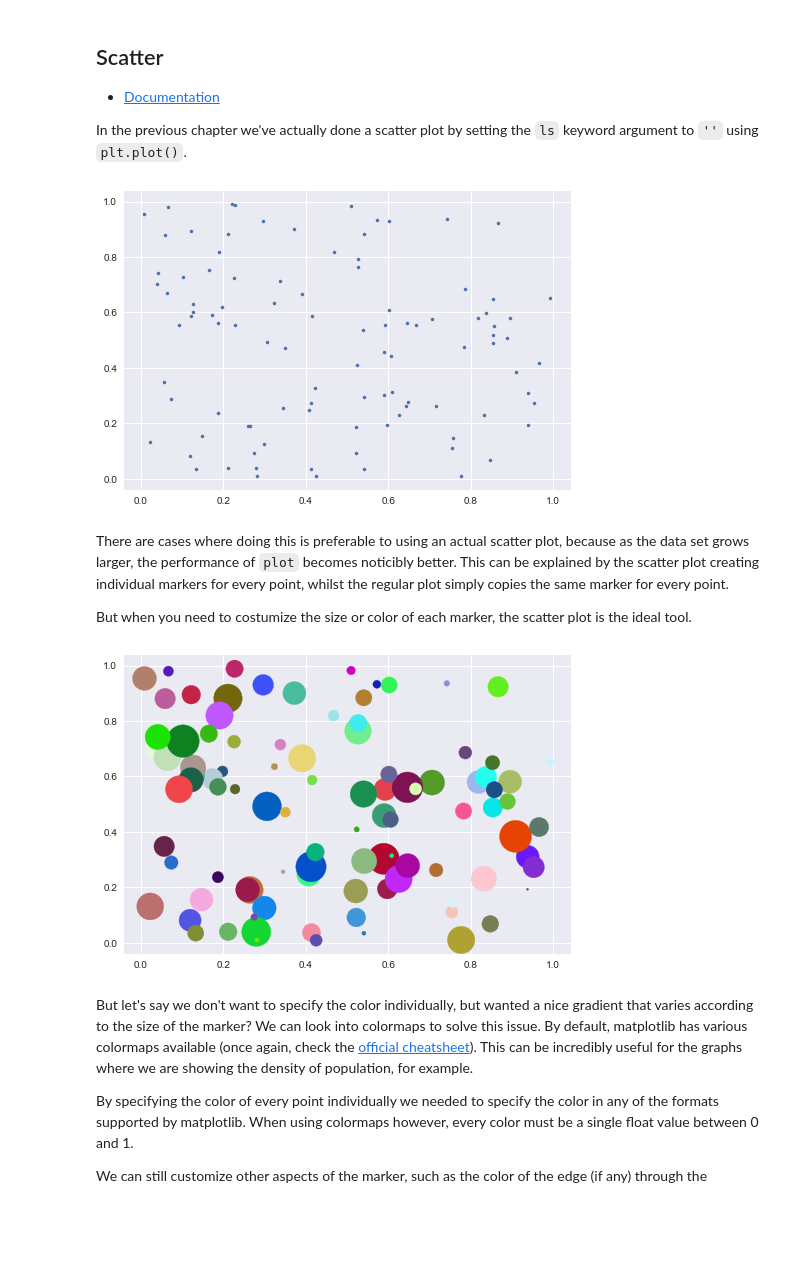
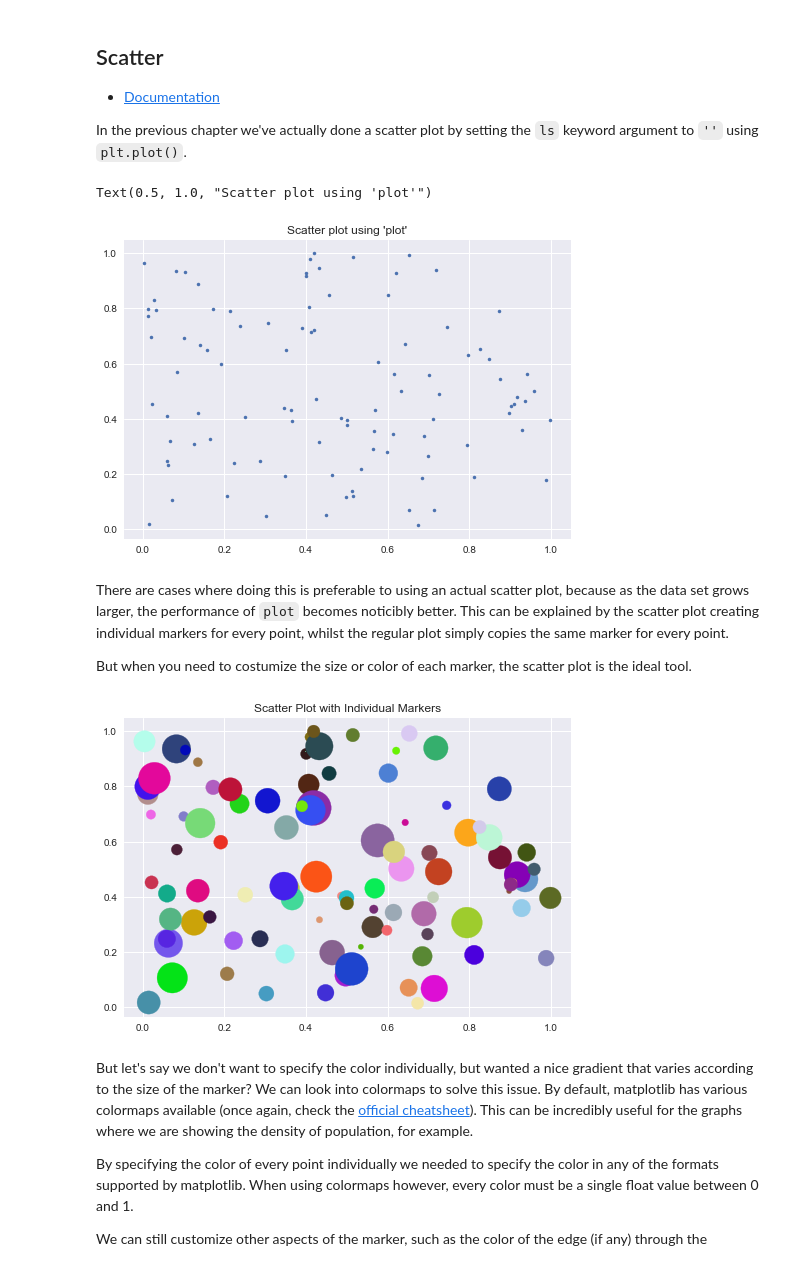
Before and after one commit to tiagodusilva/workshop-python-data-science-tools, a Jupyter notebook: Other Plots.ipynb, the cells around one changed output. Cells and saved outputs as stored; diff of their text form; code cells hidden in the pictures; blank space fills up the shorter version.

```diff
--- a/Other Plots.ipynb
+++ b/Other Plots.ipynb
@@ -20,11 +20,13 @@ In the previous chapter we've actually done a scatter plot by setting the `ls` k
 # %%
 points = 100
 x = np.random.random(points)
 y = np.random.random(points)
 
-plt.plot(x, y, ls='', marker=".");
+plt.plot(x, y, ls='', marker=".")
+plt.title("Scatter plot using 'plot'")
 # %% [output]
+Text(0.5, 1.0, "Scatter plot using 'plot'")
-[figure, old version]
+[figure, new version]
 # %% [markdown]
 There are cases where doing this is preferable to using an actual scatter plot, because as the data set grows larger, the performance of `plot` becomes noticibly better. This can be explained by the scatter plot creating individual markers for every point, whilst the regular plot simply copies the same marker for every point.
 
@@ -33,9 +35,10 @@ But when you need to costumize the size or color of each marker, the scatter plo
 size = abs(np.random.randn(points)) * 500
 colors = np.random.rand(points, 3)  # An array of (r, g, b) values
 
-plt.scatter(x, y, c=colors, s=size);
+plt.scatter(x, y, c=colors, s=size)
+plt.title('Scatter Plot with Individual Markers');
 # %% [output]
-[figure, old version]
+[figure, new version]
 # %% [markdown]
 But let's say we don't want to specify the color individually, but wanted a nice gradient that varies according to the size of the marker? We can look into colormaps to solve this issue. By default, matplotlib has various colormaps available (once again, check the [official cheatsheet](https://github.com/matplotlib/cheatsheets)). This can be incredibly useful for the graphs where we are showing the density of population, for example.
 
```
Also changed, not shown: parts of 17 cells of this notebook, 3 other files.
